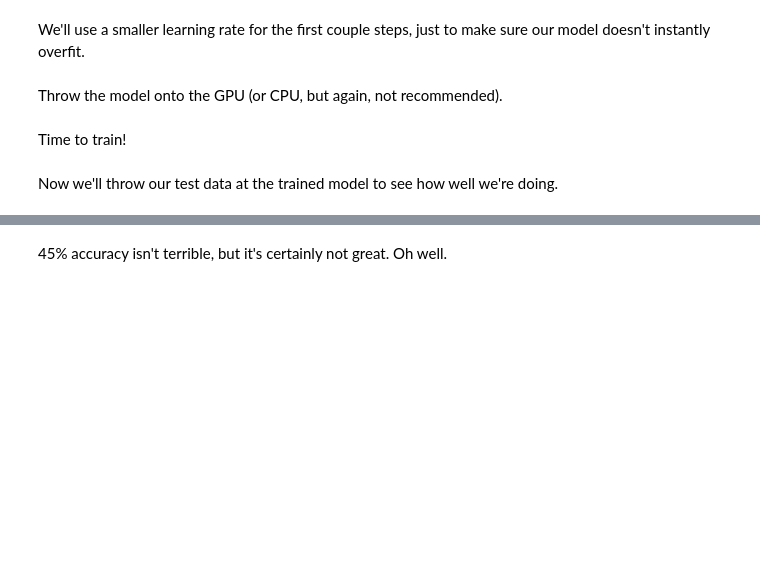
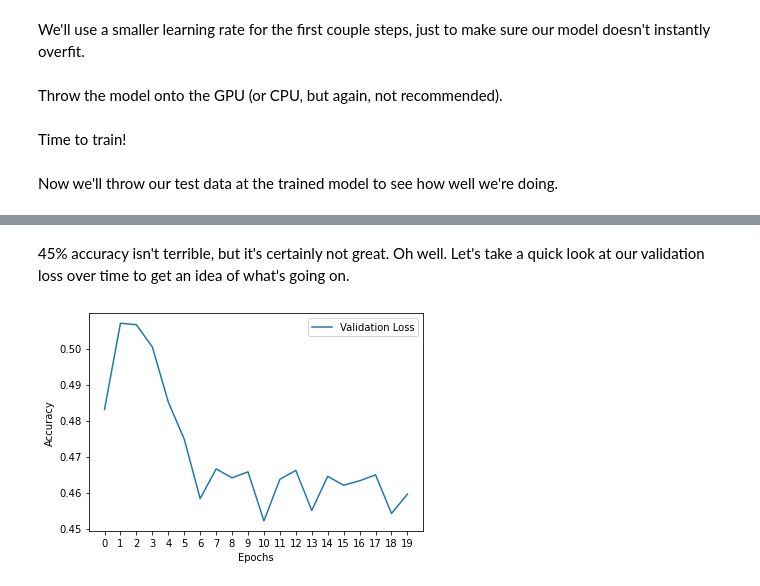
Before and after one commit to HunterAOgg/DSCI478Kaggle, a Jupyter notebook: WatsonNLPSBert.ipynb, the cells around one changed output, grey strips where cells are left out. Saved outputs shown, nothing was run; the diff lists cells and outputs as text; code cells hidden in the pictures; blank space fills up the shorter version.

Commit message:
added loss plot

```diff
--- a/WatsonNLPSBert.ipynb
+++ b/WatsonNLPSBert.ipynb
@@ -133,2 +134,12 @@ test_evaluator(model, output_path="./bert-output")
 # %% [markdown]
-45% accuracy isn't terrible, but it's certainly not great. Oh well.
+45% accuracy isn't terrible, but it's certainly not great. Oh well. Let's take a quick look at our validation loss over time to get an idea of what's going on.
+# %%
+val_loss = pd.read_csv('./bert-output/eval/accuracy_evaluation_validation_data_results.csv')
+fig, ax = plt.subplots()
+ax.plot(val_loss['epoch'], val_loss['accuracy'], label="Validation Loss")
+ax.legend()
+ax.set(xlim=(-1,20), xticks=np.arange(20))
+ax.set(xlabel="Epochs", ylabel="Accuracy")
+plt.show()
+# %% [output]
+[figure, added]
```
Also changed, not shown: parts of 3 cells of this notebook.
